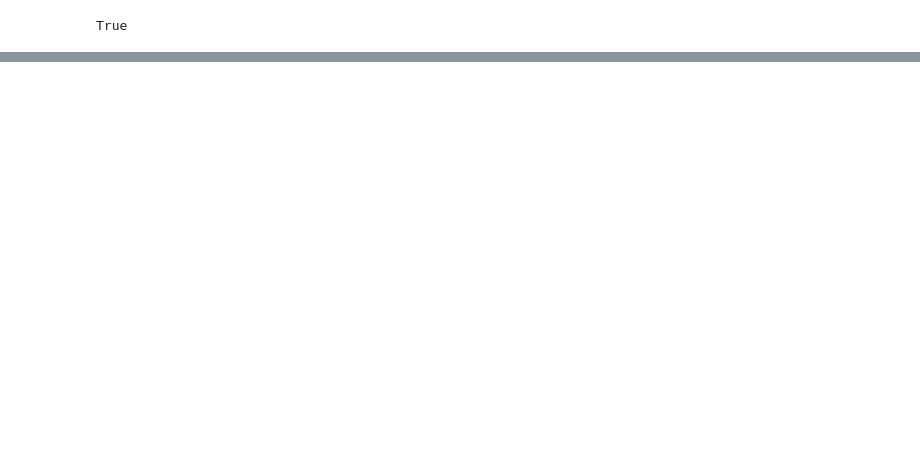
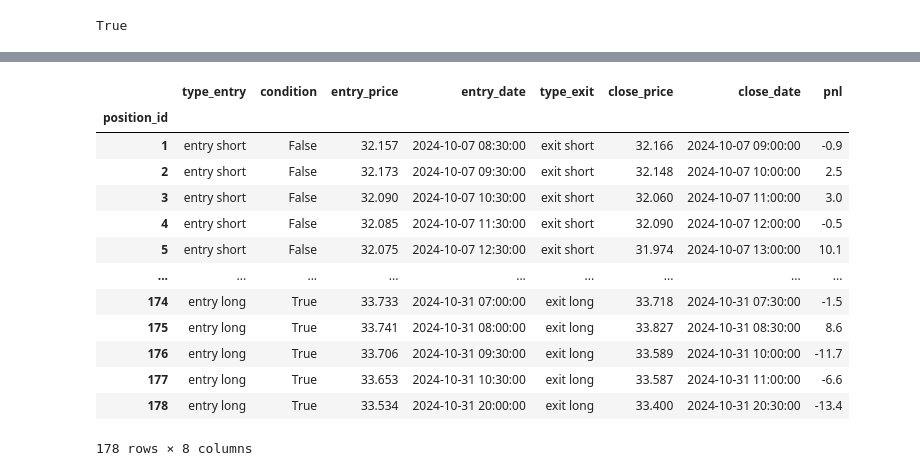
Before and after one commit to dcde22345/trading-ML, a Jupyter notebook: backtesting.ipynb, the cells around one changed output, grey strips where cells are left out. Drawn from its saved outputs; the diff is of its cells as text; code cells hidden in the pictures; blank space fills up the shorter version.

```diff
--- a/backtesting.ipynb
+++ b/backtesting.ipynb
@@ -34,0 +45,47 @@ backtesting._get_historical_data(symbol=symbol_list[1], timeframe=timeframe, sta
+# %%
+import numpy as np
+import pandas as pd
+strategy = Strategy().macd_sar_ema200
+
+# 利用strategy名稱獲得lookback長度
+lookback = Strategy.get_lookback(strategy.__name__)
+trading_log_list = []
+
+
+# 每次傳入lookback長的data
+for i in range(len(df) - lookback):
+    trading_info = strategy(df=df.iloc[i:lookback + i, :])
+    trading_log_list.append(trading_info)
+
+# 將trading_log整理成df
+trading_log_list = np.concatenate(trading_log_list)
+
+# 轉換成df後分成entry_df和exit_df
+trading_log_df = pd.DataFrame(trading_log_list.tolist())
+
+entry_df = trading_log_df[trading_log_df['type'].str.contains('entry')].dropna(axis=1, how='all').set_index("position_id")
+exit_df = trading_log_df[trading_log_df['type'].str.contains('exit')].dropna(axis=1, how='all').set_index("position_id")
+
+# 進行合併
+trading_log_df = entry_df.join(exit_df, on=['position_id'], lsuffix="_entry", rsuffix="_exit")
+
+# 確認時間格式設定完成
+trading_log_df['entry_date'] = pd.to_datetime(trading_log_df['entry_date'].astype(str), format="%Y-%m-%d %H:%M:%S")
+trading_log_df['close_date'] = pd.to_datetime(trading_log_df['close_date'].astype(str), format="%Y-%m-%d %H:%M:%S")
+
+trading_log_df
+# %% [output]
+|  | type_entry | condition | entry_price | entry_date | type_exit | close_price | close_date | pnl |
+| position_id |  |  |  |  |  |  |  |  |
+| 1 | entry short | False | 32.157 | 2024-10-07 08:30:00 | exit short | 32.166 | 2024-10-07 09:00:00 | -0.9 |
+| 2 | entry short | False | 32.173 | 2024-10-07 09:30:00 | exit short | 32.148 | 2024-10-07 10:00:00 | 2.5 |
+| 3 | entry short | False | 32.090 | 2024-10-07 10:30:00 | exit short | 32.060 | 2024-10-07 11:00:00 | 3.0 |
+| 4 | entry short | False | 32.085 | 2024-10-07 11:30:00 | exit short | 32.090 | 2024-10-07 12:00:00 | -0.5 |
+| 5 | entry short | False | 32.075 | 2024-10-07 12:30:00 | exit short | 31.974 | 2024-10-07 13:00:00 | 10.1 |
+| ... | ... | ... | ... | ... | ... | ... | ... | ... |
+| 174 | entry long | True | 33.733 | 2024-10-31 07:00:00 | exit long | 33.718 | 2024-10-31 07:30:00 | -1.5 |
+| 175 | entry long | True | 33.741 | 2024-10-31 08:00:00 | exit long | 33.827 | 2024-10-31 08:30:00 | 8.6 |
+| 176 | entry long | True | 33.706 | 2024-10-31 09:30:00 | exit long | 33.589 | 2024-10-31 10:00:00 | -11.7 |
+| 177 | entry long | True | 33.653 | 2024-10-31 10:30:00 | exit long | 33.587 | 2024-10-31 11:00:00 | -6.6 |
+| 178 | entry long | True | 33.534 | 2024-10-31 20:00:00 | exit long | 33.400 | 2024-10-31 20:30:00 | -13.4 |
+178 rows × 8 columns
```
Also changed, not shown: parts of 17 cells of this notebook, 6 other files.
